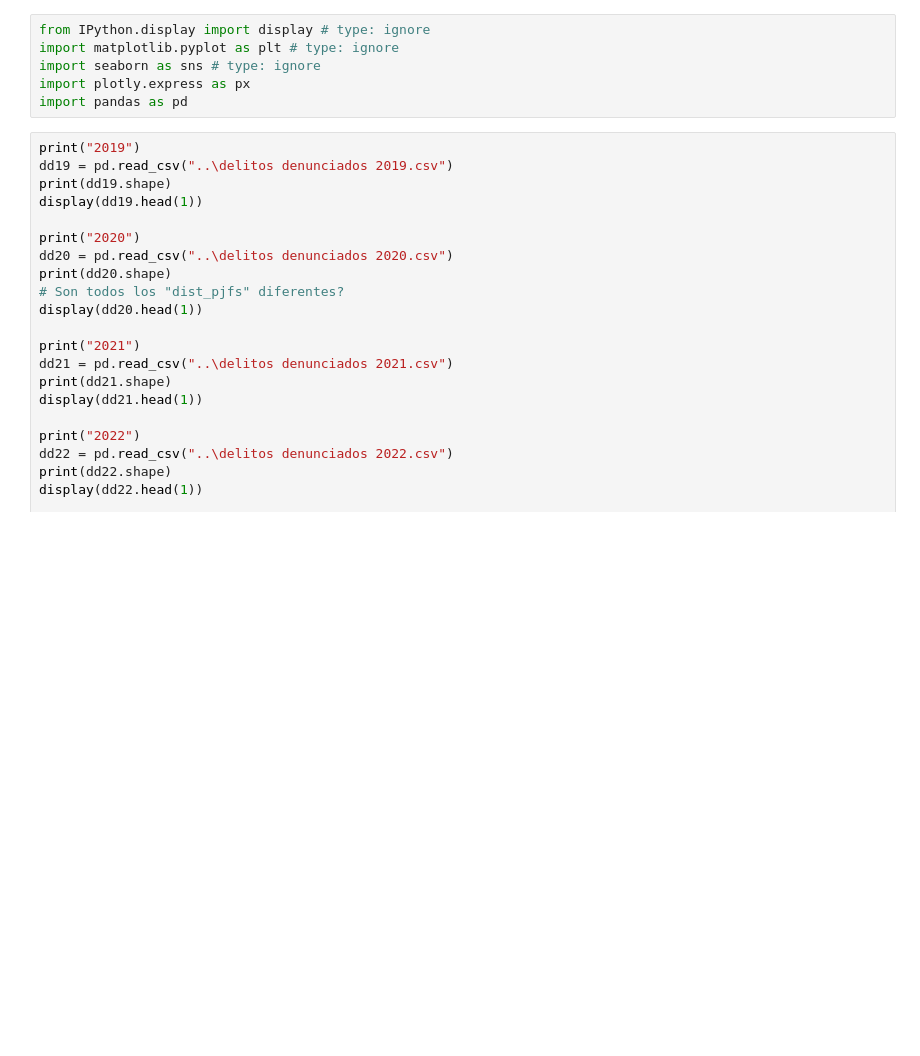
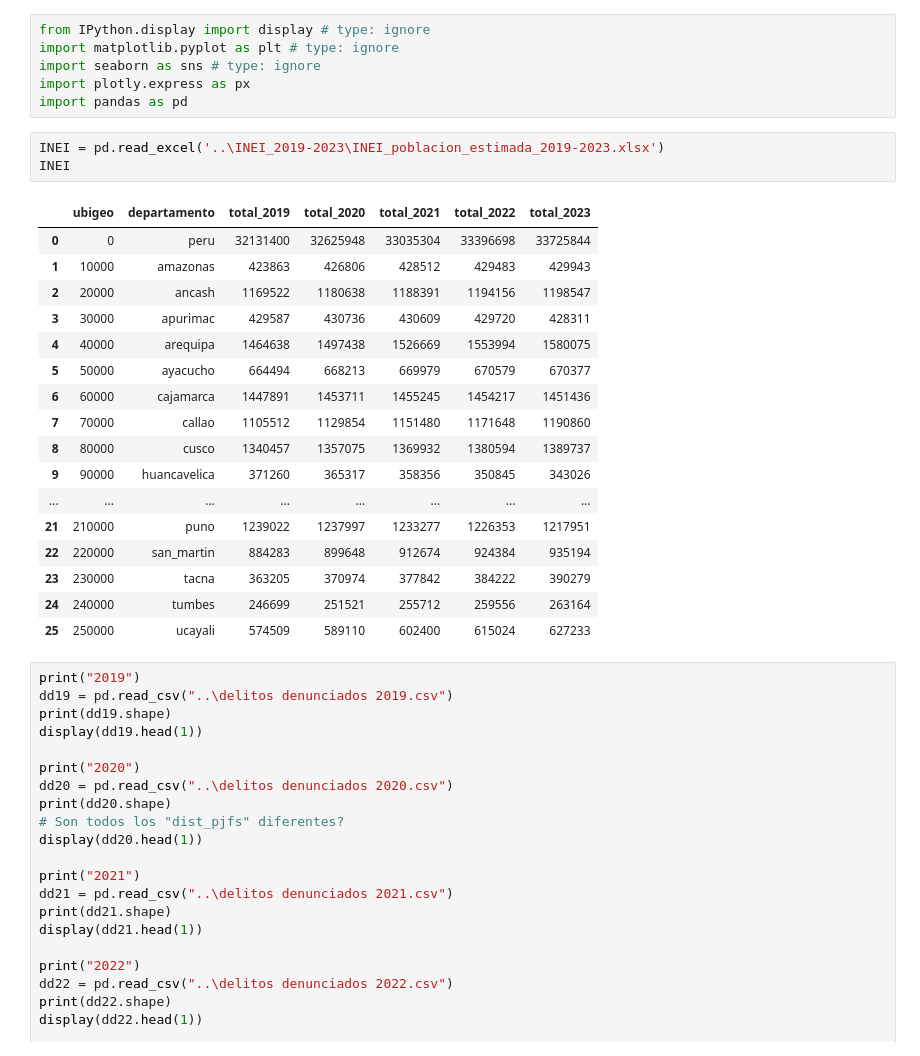
Before and after one commit to Arelly-Vega/modelo-inseguridad-minds, a Jupyter notebook: notebooks/nb_delitos.ipynb, the cells around one changed output. Saved outputs shown, nothing was run; the diff lists cells and outputs as text; blank space fills up the shorter version.

Commit message:
"Extrae data de poblacion total entre 2019 y 2023 del INEI"

```diff
--- a/notebooks/nb_delitos.ipynb
+++ b/notebooks/nb_delitos.ipynb
@@ -4,6 +4,27 @@ import matplotlib.pyplot as plt # type: ignore
 import seaborn as sns # type: ignore
 import plotly.express as px
 import pandas as pd
+# %%
+INEI = pd.read_excel('..\INEI_2019-2023\INEI_poblacion_estimada_2019-2023.xlsx')
+INEI
+# %% [output]
+|  | ubigeo | departamento | total_2019 | total_2020 | total_2021 | total_2022 | total_2023 |
+| 0 | 0 | peru | 32131400 | 32625948 | 33035304 | 33396698 | 33725844 |
+| 1 | 10000 | amazonas | 423863 | 426806 | 428512 | 429483 | 429943 |
+| 2 | 20000 | ancash | 1169522 | 1180638 | 1188391 | 1194156 | 1198547 |
+| 3 | 30000 | apurimac | 429587 | 430736 | 430609 | 429720 | 428311 |
+| 4 | 40000 | arequipa | 1464638 | 1497438 | 1526669 | 1553994 | 1580075 |
+| 5 | 50000 | ayacucho | 664494 | 668213 | 669979 | 670579 | 670377 |
+| 6 | 60000 | cajamarca | 1447891 | 1453711 | 1455245 | 1454217 | 1451436 |
+| 7 | 70000 | callao | 1105512 | 1129854 | 1151480 | 1171648 | 1190860 |
+| 8 | 80000 | cusco | 1340457 | 1357075 | 1369932 | 1380594 | 1389737 |
+| 9 | 90000 | huancavelica | 371260 | 365317 | 358356 | 350845 | 343026 |
+| ... | ... | ... | ... | ... | ... | ... | ... |
+| 21 | 210000 | puno | 1239022 | 1237997 | 1233277 | 1226353 | 1217951 |
+| 22 | 220000 | san_martin | 884283 | 899648 | 912674 | 924384 | 935194 |
+| 23 | 230000 | tacna | 363205 | 370974 | 377842 | 384222 | 390279 |
+| 24 | 240000 | tumbes | 246699 | 251521 | 255712 | 259556 | 263164 |
+| 25 | 250000 | ucayali | 574509 | 589110 | 602400 | 615024 | 627233 |
 # %%
 print("2019")
 dd19 = pd.read_csv("..\delitos denunciados 2019.csv")
```
Also changed, not shown: 2 other files.
